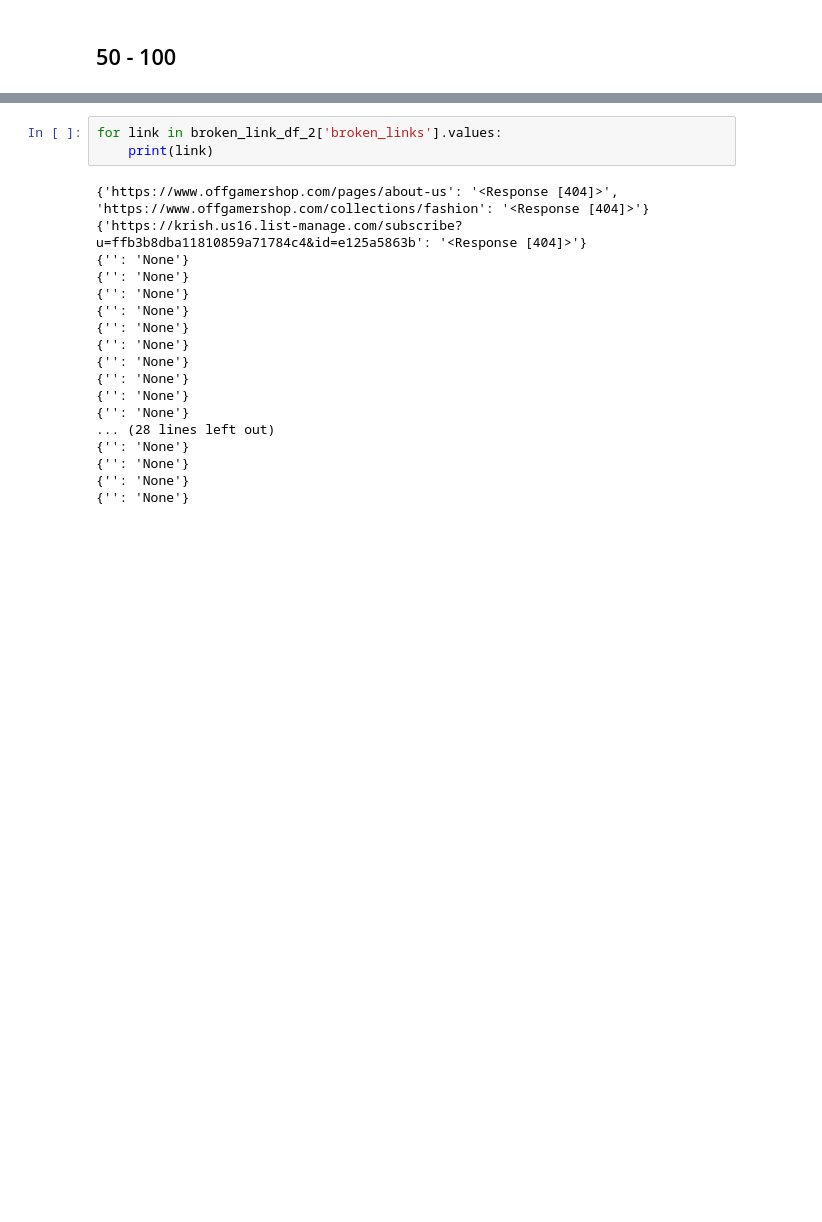
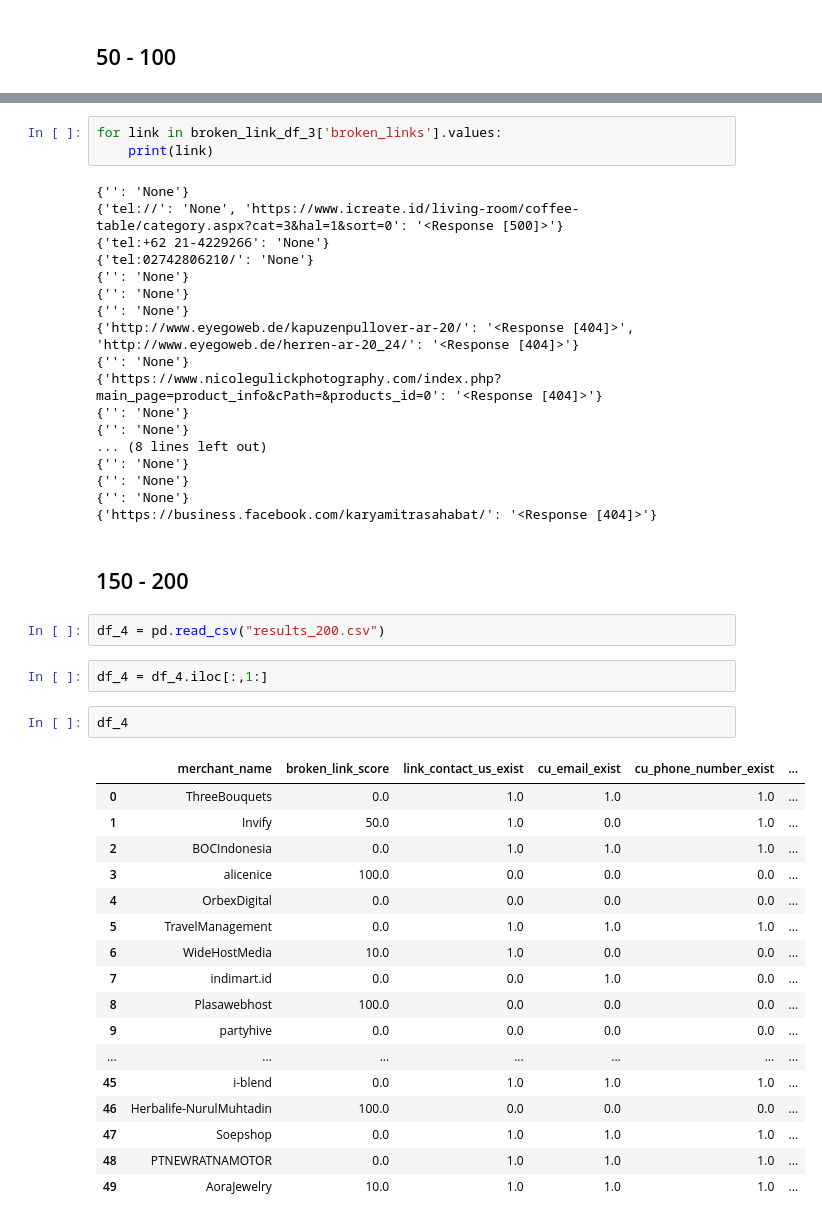
Before and after one commit to bahyhelmihp/web-crawler, a Jupyter notebook: api/datasets/Analyse Result.ipynb, the cells around one changed output, grey strips where cells are left out. Cells and saved outputs as stored; diff of their text form; blank space fills up the shorter version.

```diff
--- a/api/datasets/Analyse Result.ipynb
+++ b/api/datasets/Analyse Result.ipynb
@@ -179,21 +196,47 @@ broken_link_df_2
 # %%
-for link in broken_link_df_2['broken_links'].values:
+for link in broken_link_df_3['broken_links'].values:
     print(link)
 # %% [output]
-{'https://www.offgamershop.com/pages/about-us': '<Response [404]>', 'https://www.offgamershop.com/collections/fashion': '<Response [404]>'}
-{'https://krish.us16.list-manage.com/subscribe?u=ffb3b8dba11810859a71784c4&id=e125a5863b': '<Response [404]>'}
+{'': 'None'}
+{'tel://': 'None', 'https://www.icreate.id/living-room/coffee-table/category.aspx?cat=3&hal=1&sort=0': '<Response [500]>'}
+{'tel:+62 21-4229266': 'None'}
+{'tel:02742806210/': 'None'}
 {'': 'None'}
 {'': 'None'}
 {'': 'None'}
+{'http://www.eyegoweb.de/kapuzenpullover-ar-20/': '<Response [404]>', 'http://www.eyegoweb.de/herren-ar-20_24/': '<Response [404]>'}
+{'': 'None'}
+{'https://www.nicolegulickphotography.com/index.php?main_page=product_info&cPath=&products_id=0': '<Response [404]>'}
+{'': 'None'}
+{'': 'None'}
+... (8 lines left out)
 {'': 'None'}
 {'': 'None'}
 {'': 'None'}
-{'': 'None'}
-{'': 'None'}
-{'': 'None'}
-{'': 'None'}
-... (28 lines left out)
-{'': 'None'}
-{'': 'None'}
-{'': 'None'}
-{'': 'None'}
+{'https://business.facebook.com/karyamitrasahabat/': '<Response [404]>'}
+# %% [markdown]
+## 150 - 200
+# %%
+df_4 = pd.read_csv("results_200.csv")
+# %%
+df_4 = df_4.iloc[:,1:]
+# %%
+df_4
+# %% [output]
+|  | merchant_name | broken_link_score | link_contact_us_exist | cu_email_exist | cu_phone_number_exist | ... |
+| 0 | ThreeBouquets | 0.0 | 1.0 | 1.0 | 1.0 | ... |
+| 1 | Invify | 50.0 | 1.0 | 0.0 | 1.0 | ... |
+| 2 | BOCIndonesia | 0.0 | 1.0 | 1.0 | 1.0 | ... |
+| 3 | alicenice | 100.0 | 0.0 | 0.0 | 0.0 | ... |
+| 4 | OrbexDigital | 0.0 | 0.0 | 0.0 | 0.0 | ... |
+| 5 | TravelManagement | 0.0 | 1.0 | 1.0 | 1.0 | ... |
+| 6 | WideHostMedia | 10.0 | 1.0 | 0.0 | 0.0 | ... |
+| 7 | indimart.id | 0.0 | 0.0 | 1.0 | 0.0 | ... |
+| 8 | Plasawebhost | 100.0 | 0.0 | 0.0 | 0.0 | ... |
+| 9 | partyhive | 0.0 | 0.0 | 0.0 | 0.0 | ... |
+| ... | ... | ... | ... | ... | ... | ... |
+| 45 | i-blend | 0.0 | 1.0 | 1.0 | 1.0 | ... |
+| 46 | Herbalife-NurulMuhtadin | 100.0 | 0.0 | 0.0 | 0.0 | ... |
+| 47 | Soepshop | 0.0 | 1.0 | 1.0 | 1.0 | ... |
+| 48 | PTNEWRATNAMOTOR | 0.0 | 1.0 | 1.0 | 1.0 | ... |
+| 49 | AoraJewelry | 10.0 | 1.0 | 1.0 | 1.0 | ... |
```
Also changed, not shown: parts of 30 cells of this notebook, 1 other file.
